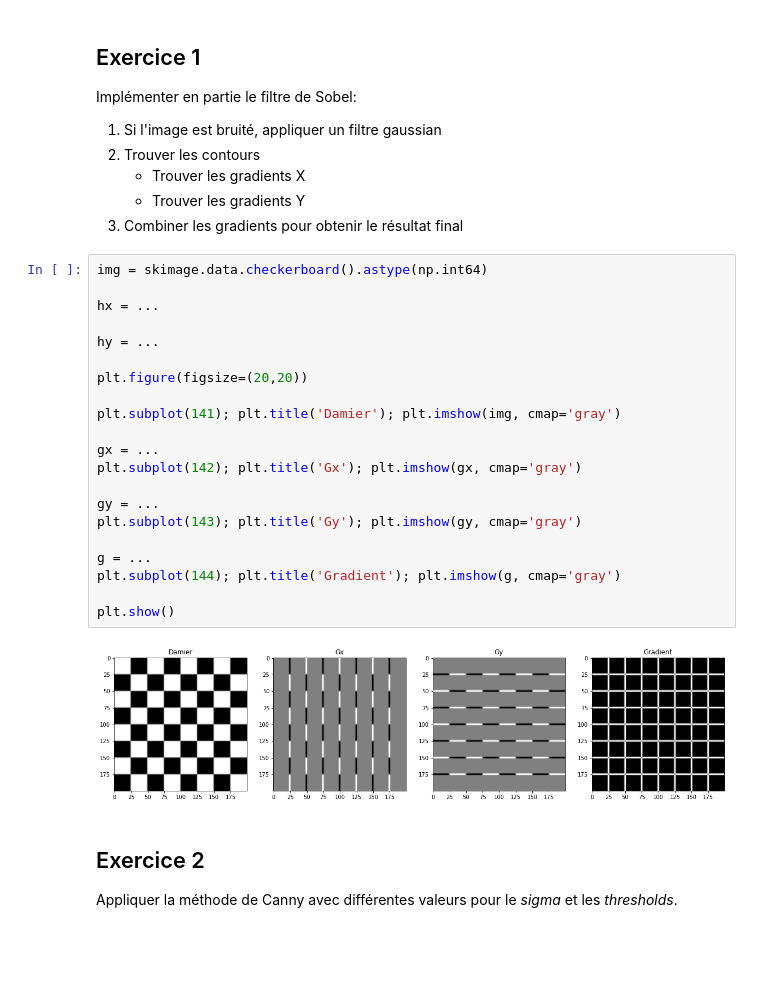
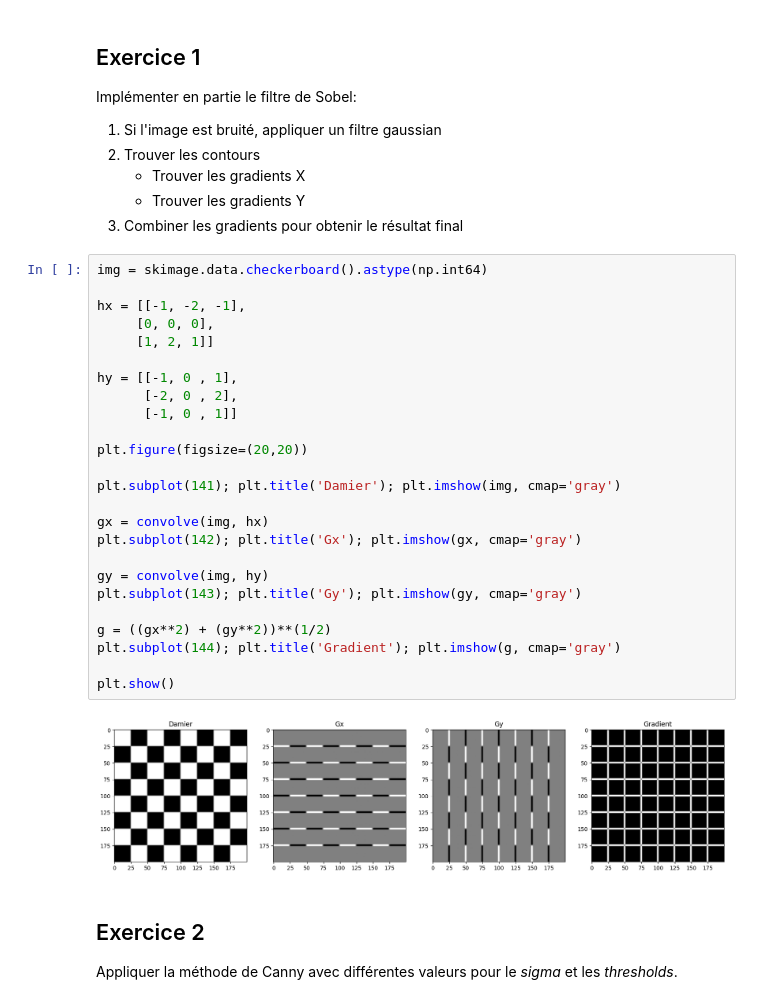
Before and after one commit to zervald/Lab-INF600F, a Jupyter notebook: lab7/Lab6.ipynb, the cells around one changed output. Drawn from its saved outputs; the diff is of its cells as text; blank space fills up the shorter version.

```diff
--- a/lab7/Lab6.ipynb
+++ b/lab7/Lab6.ipynb
@@ -22,26 +24,30 @@ Implémenter en partie le filtre de Sobel:
 # %%
 img = skimage.data.checkerboard().astype(np.int64)
 
-hx = ...
+hx = [[-1, -2, -1],
+     [0, 0, 0],
+     [1, 2, 1]]
 
-hy = ...
+hy = [[-1, 0 , 1],
+      [-2, 0 , 2],
+      [-1, 0 , 1]]
 
 plt.figure(figsize=(20,20))
 
 plt.subplot(141); plt.title('Damier'); plt.imshow(img, cmap='gray')
 
-gx = ...
+gx = convolve(img, hx)
 plt.subplot(142); plt.title('Gx'); plt.imshow(gx, cmap='gray')
 
-gy = ...
+gy = convolve(img, hy)
 plt.subplot(143); plt.title('Gy'); plt.imshow(gy, cmap='gray')
 
-g = ...
+g = ((gx**2) + (gy**2))**(1/2)
 plt.subplot(144); plt.title('Gradient'); plt.imshow(g, cmap='gray')
 
 plt.show()
 # %% [output]
-[figure, old version]
+[figure, new version]
 # %% [markdown]
 ## Exercice 2
 Appliquer la méthode de Canny avec différentes valeurs pour le *sigma* et les *thresholds*.
```
Also changed, not shown: parts of 8 cells of this notebook.
